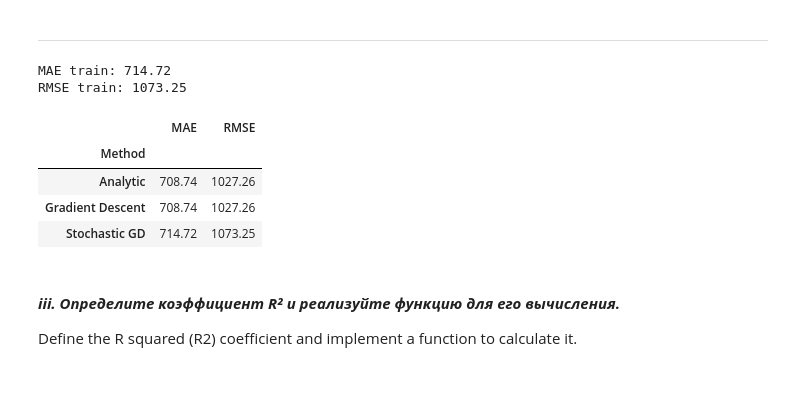
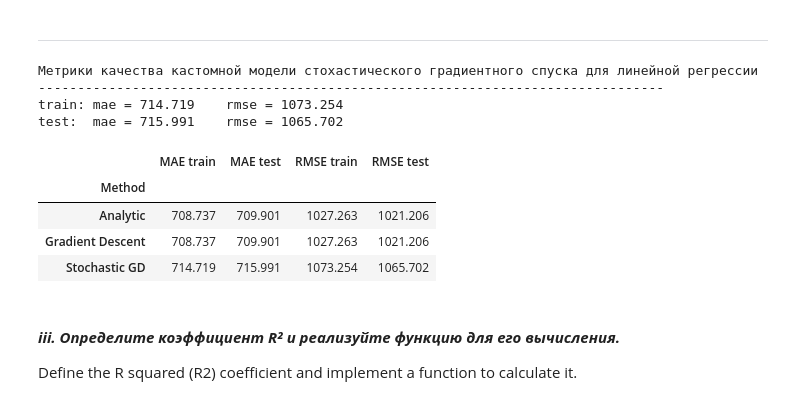
Before and after one commit to RunForJoy/core-linear-regression, a Jupyter notebook: src/ml.ipynb, the cells around one changed output. Drawn from its saved outputs; the diff is of its cells as text; code cells hidden in the pictures.

```diff
--- a/src/ml.ipynb
+++ b/src/ml.ipynb
@@ -449,0 +468,10 @@ RMSE train: 1027.26
+# %%
+lr_analytic = LinearRegressionAnalytic().fit(X_train, y_train)
+y_pred_tr_analytic = lr_analytic.predict(X_train)
+y_pred_te_analytic = lr_analytic.predict(X_test)
+
+mae_tr_analytic = mean_absolute_error(y_train, y_pred_tr_analytic)
+rmse_tr_analytic = mean_squared_error(y_train, y_pred_tr_analytic) ** 0.5
+
+mae_te_analytic = mean_absolute_error(y_test, y_pred_te_analytic)
+rmse_te_analytic = mean_squared_error(y_test, y_pred_te_analytic) ** 0.5
@@ -579,16 +625,17 @@ class LinearRegressionGD:
 gd = LinearRegressionGD(
     lr=0.1,
     tol=1e-8,
-    max_iter=10000,
+    max_iter=20000,
 ).fit(X_train, y_train)
 
-y_pred_gd = gd.predict(X_train)
+y_pred_tr_gd = gd.predict(X_train)
+y_pred_te_gd = gd.predict(X_test)
 
 print("итераций:", gd.n_iter_)
 
-mae_gd = round(mean_absolute_error(y_train, y_pred_gd), 2)
-rmse_gd = round(mean_squared_error(y_train, y_pred_gd) ** 0.5, 2)
+mae_tr_gd = mean_absolute_error(y_train, y_pred_tr_gd)
+rmse_tr_gd = mean_squared_error(y_train, y_pred_tr_gd) ** 0.5
 
-print("MAE train:", mae_gd)
-print("RMSE train:", rmse_gd)
+mae_te_gd = mean_absolute_error(y_test, y_pred_te_gd)
+rmse_te_gd = mean_squared_error(y_test, y_pred_te_gd) ** 0.5
 # %% [output]
@@ -892,31 +947,43 @@ sgd = LinearRegressionSGD(
     random_state=21,
 ).fit(X_train, y_train)
 
-y_pred_sgd = sgd.predict(X_train)
+y_pred_tr_sgd = sgd.predict(X_train)
+y_pred_te_sgd = sgd.predict(X_test)
 
-mae_sgd = round(mean_absolute_error(y_train, y_pred_sgd), 2)
-rmse_sgd = round(mean_squared_error(y_train, y_pred_sgd) ** 0.5, 2)
+mae_tr_sgd = mean_absolute_error(y_train, y_pred_tr_sgd)
+rmse_tr_sgd = mean_squared_error(y_train, y_pred_tr_sgd) ** 0.5
 
-print("MAE train:", mae_sgd)
-print("RMSE train:", rmse_sgd)
+mae_te_sgd = mean_absolute_error(y_test, y_pred_te_sgd)
+rmse_te_sgd = mean_squared_error(y_test, y_pred_te_sgd) ** 0.5
-# %% [output]
-MAE train: 714.72
-RMSE train: 1073.25
+# %%
+print(
+    "Метрики качества кастомной модели стохастического градиентного спуска для линейной регрессии"
+)
+print("-" * 80)
+print(f"train: mae = {mae_tr_sgd:<10.3f} rmse = {rmse_tr_sgd:<10.3f}")
+print(f"test:  mae = {mae_te_sgd:<10.3f} rmse = {rmse_te_sgd:<10.3f}")
+# %% [output]
+Метрики качества кастомной модели стохастического градиентного спуска для линейной регрессии
+--------------------------------------------------------------------------------
+train: mae = 714.719    rmse = 1073.254
+test:  mae = 715.991    rmse = 1065.702
 # %%
 data = {
     "Method": ["Analytic", "Gradient Descent", "Stochastic GD"],
-    "MAE": [mae_analytic, mae_gd, mae_sgd],
-    "RMSE": [rmse_analytic, rmse_gd, rmse_sgd],
+    "MAE train": [mae_tr_analytic, mae_tr_gd, mae_tr_sgd],
+    "MAE test": [mae_te_analytic, mae_te_gd, mae_te_sgd],
+    "RMSE train": [rmse_tr_analytic, rmse_tr_gd, rmse_tr_sgd],
+    "RMSE test": [rmse_te_analytic, rmse_te_gd, rmse_te_sgd],
 }
 
 summary_df = pd.DataFrame(data).set_index("Method")
-summary_df
+summary_df.style.format("{:.3f}")
 # %% [output]
-|  | MAE | RMSE |
-| Method |  |  |
-| Analytic | 708.74 | 1027.26 |
-| Gradient Descent | 708.74 | 1027.26 |
-| Stochastic GD | 714.72 | 1073.25 |
+|  | MAE train | MAE test | RMSE train | RMSE test |
+| Method |  |  |  |  |
+| Analytic | 708.737 | 709.901 | 1027.263 | 1021.206 |
+| Gradient Descent | 708.737 | 709.901 | 1027.263 | 1021.206 |
+| Stochastic GD | 714.719 | 715.991 | 1073.254 | 1065.702 |
 # %% [markdown]
 #### ***iii. Определите коэффициент R² и реализуйте функцию для его вычисления.***
 Define the R squared (R2) coefficient and implement a function to calculate it.
```
Also changed, not shown: parts of 90 cells of this notebook.
